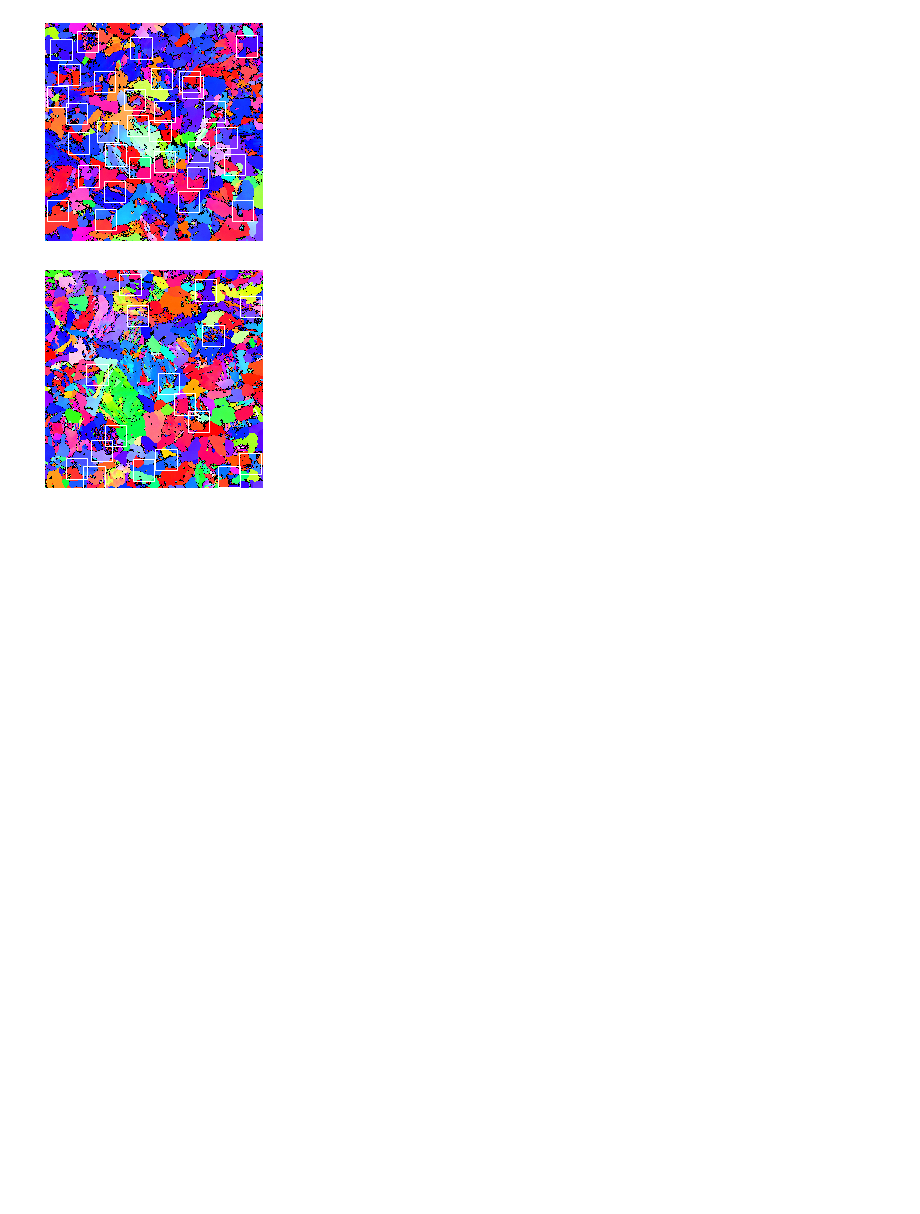
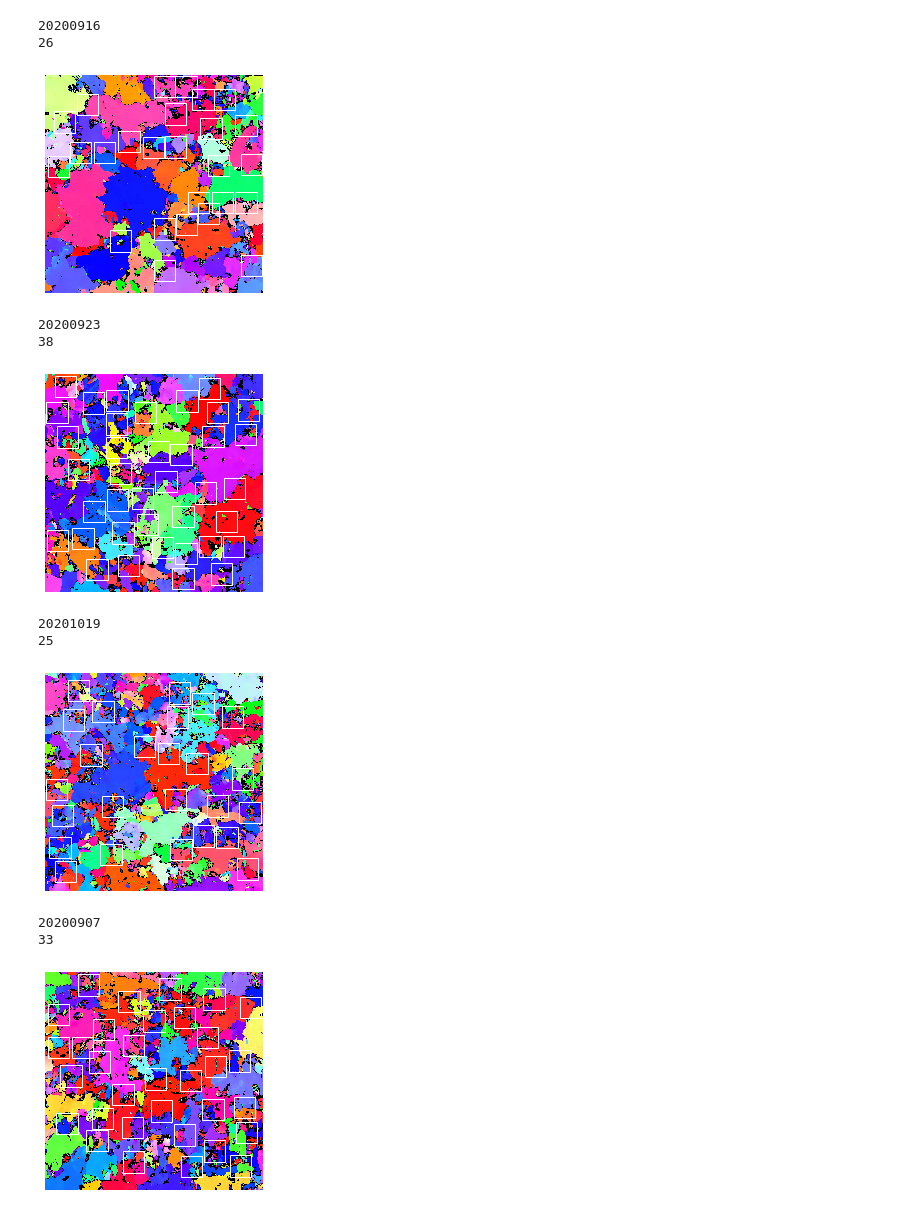
Before and after one commit to tsukiyashirokisaki/dp780, a Jupyter notebook: clear_label/validate.ipynb, the cells around one changed output. Saved outputs shown, nothing was run; the diff lists cells and outputs as text; code cells hidden in the pictures; blank space fills up the shorter version.

```diff
--- a/clear_label/validate.ipynb
+++ b/clear_label/validate.ipynb
@@ -10,7 +10,7 @@ sys.path.insert(1, '../')
 from func import ipfread,negsample
 import torch
 # %%
-file=open("980.txt","r")
+file=open("780_append.txt","r")
 ret=[]
 app=[]
 for ele in file.read().split("\n"):
@@ -31,11 +31,7 @@ for i in range(len(ret)):
     app=[]
     for j in range(len(ret[i])):
         ret[i][j] = ret[i][j].split(",")
-#         if name[i]=='20210225':
-#             app.append([500-int(ret[i][j][1])-50,int(ret[i][j][0])])
-#         else:
-        app.append([500-int(ret[i][j][1])-49,int(ret[i][j][0])])
-
+        app.append([500-int(ret[i][j][1])-50,int(ret[i][j][0])])
     ret_.append(app)
 # %%
 # corner = np.load("output/train_corner_0.npy")
@@ -53,22 +49,35 @@ torch.save(output,"../data/980_corner.pkl")
 # %%
-dic=torch.load("../data/980_corner.pkl")
 # for ele in ["train","test"]:
-for ele in ["980"]:
-    path="../data/"+ele+"/"
-    for date in os.listdir(path):
-        img = ipfread(path+date+"/before/")[:,:,6:][...,[2,1,0]]
-        corner = dic[date]
-        fig,ax = plt.subplots(1)
-        ax.axis("off")
-        ax.imshow(img)
-        for i in range(len(corner)):
-            sample_y,sample_x = corner[i]
-            h,w=50,50
-            rect = patches.Rectangle((sample_x,sample_y),49,49,linewidth=1,edgecolor='w',facecolor='none')
-            ax.add_patch(rect)
-        #     plt.text(sample_x+25, sample_y+25,str(i),color="w")
-        plt.savefig("../output/%s_%s.png"%(ele,date),dpi=600,bbox_inches='tight',pad_inches=0)
-        plt.show()
+for ele in ["590","780","980"]:
+    dic=torch.load("../data/%s_corner.pkl"%(ele))
+    for subset in ["train","val"]:
+        path="../data/"+ele+"/"+subset+"/"
+        for date in os.listdir(path):
+            print(date)
+            img = ipfread(path+date+"/before/")[:,:,6:][...,[2,1,0]]
+            corner = dic[date]
+            fig,ax = plt.subplots(1)
+            ax.axis("off")
+            ax.imshow(img)
+            print(len(corner))
+            for i in range(len(corner)):
+                sample_y,sample_x = corner[i]
+                h,w=50,50
+                rect = patches.Rectangle((sample_x,sample_y),49,49,linewidth=1,edgecolor='w',facecolor='none')
+                ax.add_patch(rect)
+            #     plt.text(sample_x+25, sample_y+25,str(i),color="w")
+            plt.savefig("../output/%s_%s.png"%(ele,date),dpi=600,bbox_inches='tight',pad_inches=0)
+            plt.show()
 # %% [output]
+20200916
+26
-[figure, old version]
+[figure, new version]
+20200923
+38
-[figure, old version]
+[figure, new version]
+20201019
+25
+[figure, added]
+20200907
+33
+[figure, added]
```
Also changed, not shown: parts of 2 cells of this notebook, 6 other files.
